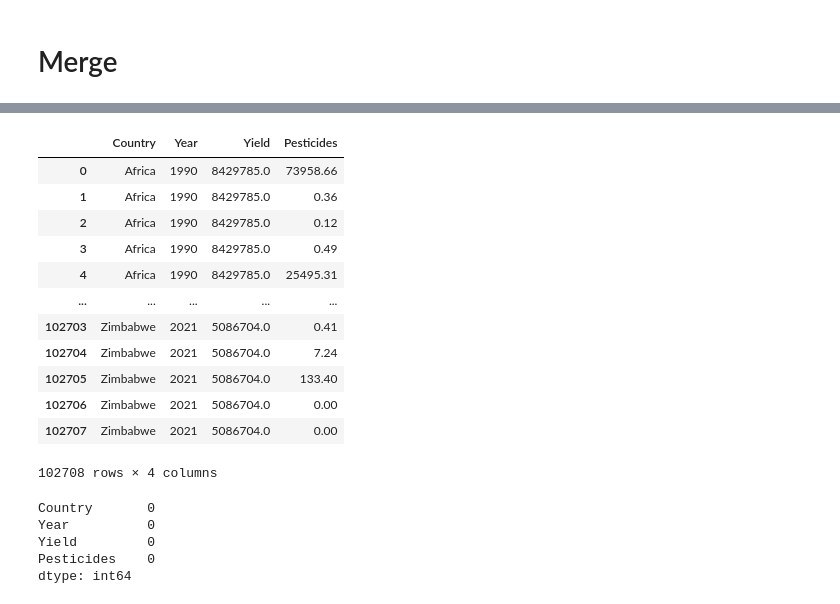
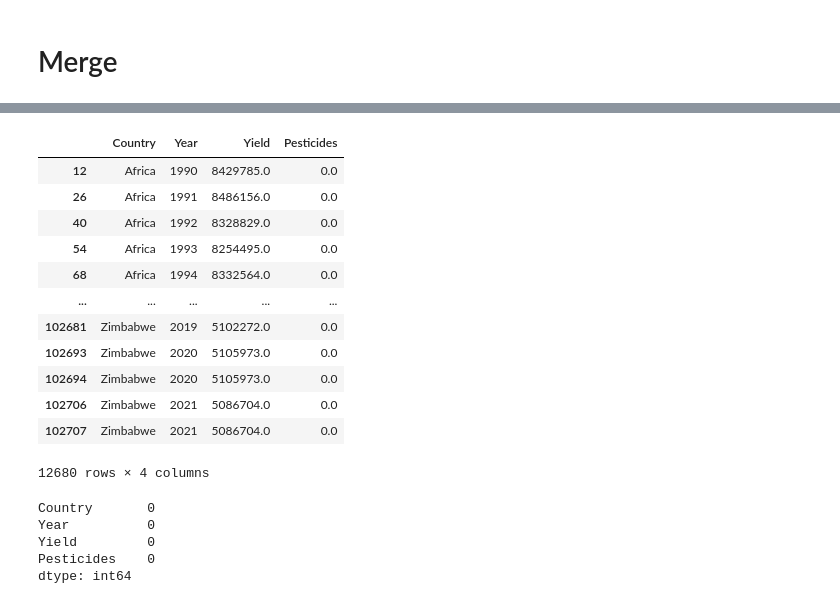
Before and after one commit to nkabram/um-milestone, a Jupyter notebook: Final.ipynb, the cells around one changed output, grey strips where cells are left out. Cells and saved outputs as stored; diff of their text form; code cells hidden in the pictures.

```diff
--- a/Final.ipynb
+++ b/Final.ipynb
@@ -698,7 +811,15 @@ Find data on population?
 merged_yield_pesticides = yield_df.merge(pest_df, on=['Country', 'Year'], how='inner').reset_index(drop=True)
 merged_temp = merged_yield_pesticides.merge(temp_df_cleaned, on=['Country', 'Year'], how='inner').reset_index(drop=True)
 merged_df = merged_temp.merge(rain_df_cleaned, on=['Country', 'Year'], how='inner').reset_index(drop=True)
-merged_df.drop(columns=['index_x', 'index_y'], errors='ignore', inplace=True)
 
-merged_df
+merged_yield_pesticides.drop(columns=['index_x', 'index_y','Year_Bin'], errors='ignore', inplace=True)
+merged_df.drop(columns=['index_x', 'index_y','Year_Bin'], errors='ignore', inplace=True)
+
+print('\n')
+display(Markdown('**Merged Dataframe with Peticides and Yields**'))
+print(merged_yield_pesticides)
+print('\n')
+display(Markdown('**Complete Merged Dataframe with Peticides, Yields, Temperature and Rainfall**'))
+print(merged_df)
+print('\n')
 # %% [output]
@@ -718,19 +856,19 @@ merged_df
 # %%
-merged_yield_pesticides
+merged_yield_pesticides[merged_yield_pesticides['Pesticides'] <= 0]
 # %% [output]
 |  | Country | Year | Yield | Pesticides |
-| 0 | Africa | 1990 | 8429785.0 | 73958.66 |
-| 1 | Africa | 1990 | 8429785.0 | 0.36 |
-| 2 | Africa | 1990 | 8429785.0 | 0.12 |
-| 3 | Africa | 1990 | 8429785.0 | 0.49 |
-| 4 | Africa | 1990 | 8429785.0 | 25495.31 |
+| 12 | Africa | 1990 | 8429785.0 | 0.0 |
+| 26 | Africa | 1991 | 8486156.0 | 0.0 |
+| 40 | Africa | 1992 | 8328829.0 | 0.0 |
+| 54 | Africa | 1993 | 8254495.0 | 0.0 |
+| 68 | Africa | 1994 | 8332564.0 | 0.0 |
 | ... | ... | ... | ... | ... |
-| 102703 | Zimbabwe | 2021 | 5086704.0 | 0.41 |
-| 102704 | Zimbabwe | 2021 | 5086704.0 | 7.24 |
-| 102705 | Zimbabwe | 2021 | 5086704.0 | 133.40 |
-| 102706 | Zimbabwe | 2021 | 5086704.0 | 0.00 |
-| 102707 | Zimbabwe | 2021 | 5086704.0 | 0.00 |
+| 102681 | Zimbabwe | 2019 | 5102272.0 | 0.0 |
+| 102693 | Zimbabwe | 2020 | 5105973.0 | 0.0 |
+| 102694 | Zimbabwe | 2020 | 5105973.0 | 0.0 |
+| 102706 | Zimbabwe | 2021 | 5086704.0 | 0.0 |
+| 102707 | Zimbabwe | 2021 | 5086704.0 | 0.0 |
-102708 rows × 4 columns
+12680 rows × 4 columns
 # %%
 merged_yield_pesticides.isna().sum()
 # %% [output]
```
Also changed, not shown: parts of 39 cells of this notebook, 2 other files.
